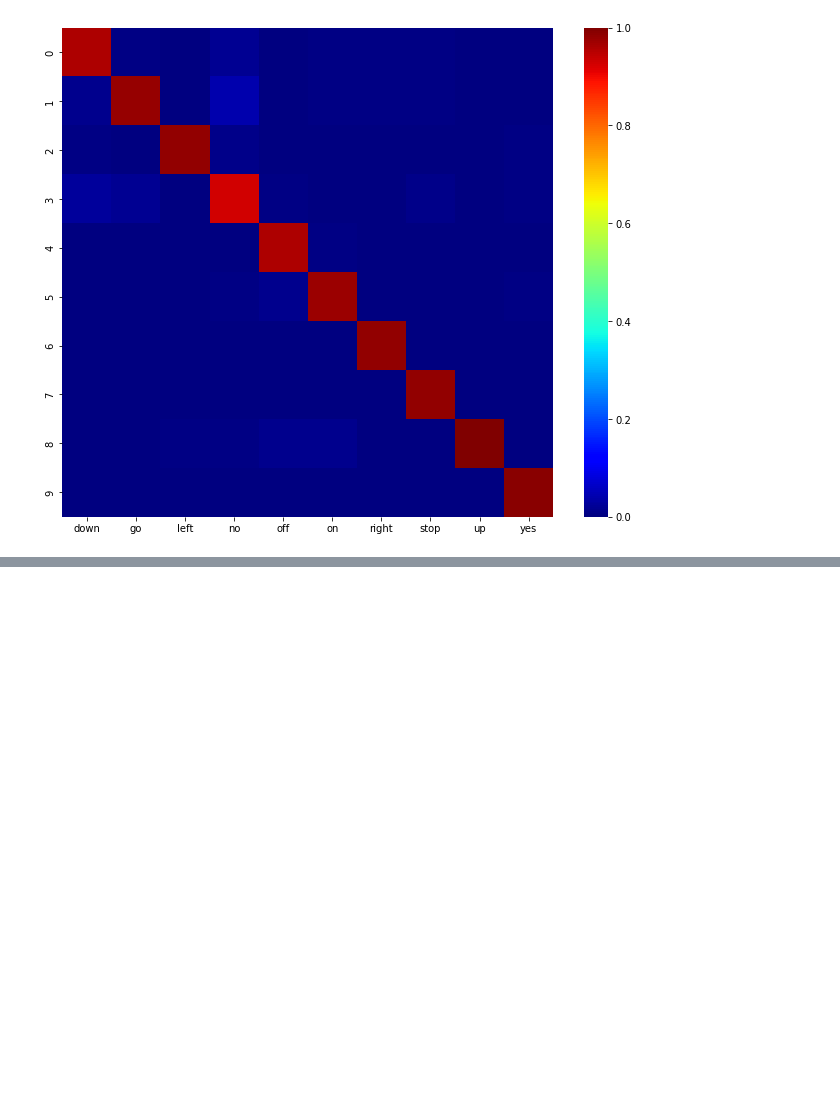
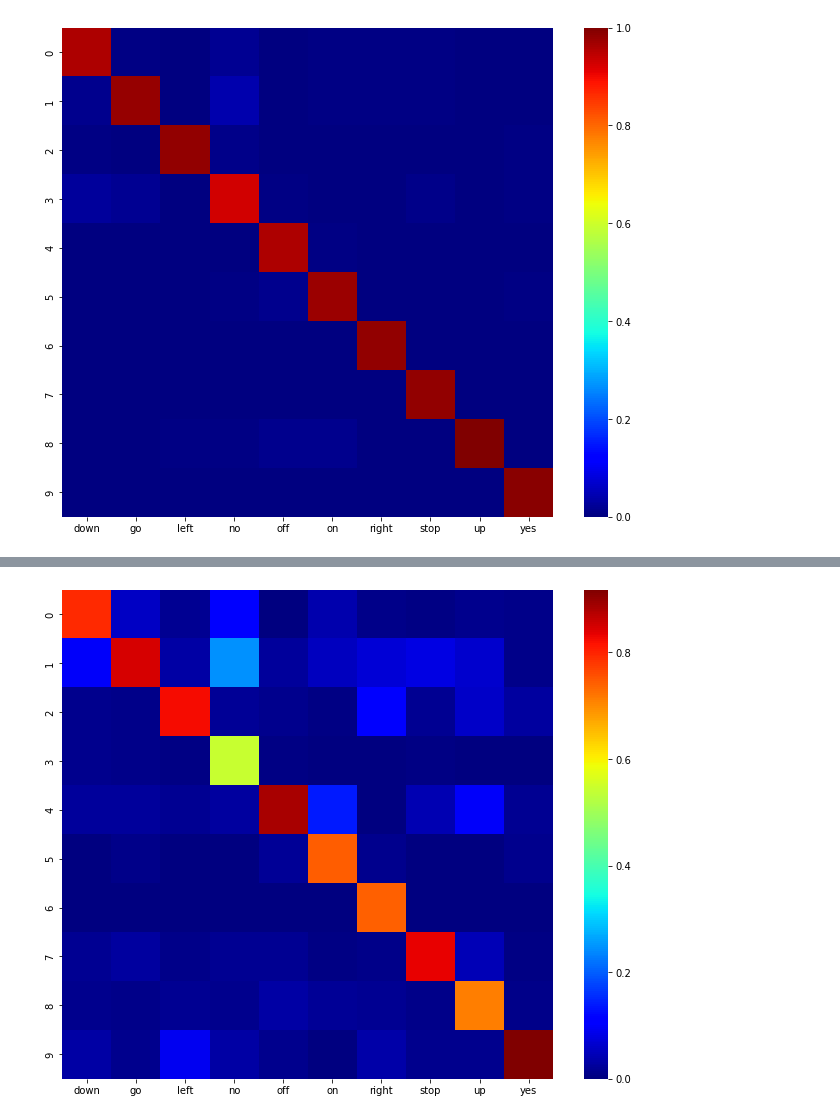
Before and after one commit to Rohit01-zoey/EE679, a Jupyter notebook: CompAssg3/Code.ipynb, the cells around one changed output, grey strips where cells are left out. Cells and saved outputs as stored; diff of their text form; code cells hidden in the pictures; blank space fills up the shorter version.

```diff
--- a/CompAssg3/Code.ipynb
+++ b/CompAssg3/Code.ipynb
@@ -525,14 +379,14 @@ for i in range(1, len(melCoef["down"])):
 # %%
 trained_model = {}
-hmm_states = 9
-gmm_states = 3
+hmmStates = 9
+gmmStates = 3
 
 print(melCoef.keys())
 
 for word in melCoef.keys():
     print(word)
     #model = hmm.GaussianHMM(n_components = hmm_states, covariance_type='full', n_iter=7)
-    model = hmm.GMMHMM(n_components=hmm_states, n_mix = gmm_states, n_iter=10 , covariance_type='full' )
+    model = hmm.GMMHMM(n_components=hmmStates, n_mix = gmmStates, n_iter=10 , covariance_type='full' )
     current_training_data = melCoef[word]
     l = np.zeros([len(current_training_data), ], dtype=int)
     i = 0
@@ -574,3 +432,13 @@ for utt in melCoef.keys():
+# %%
+finalPredictedNoisy = {}
+for utt in melCoef.keys():
+    scores = []
+    for i in range(len(melCoefNoisyTest[utt])):
+        logList = []
+        for word in melCoef.keys():
+            logList.append(trained_model[word].score(melCoefNoisyTest[utt][i].T))
+        scores.append(list(melCoef.keys())[logList.index(max(logList))])
+    finalPredictedNoisy[utt] = scores
 # %% [markdown]
 # Calculating accuracies
 # %% [markdown]
@@ -586,6 +454,17 @@ for utt in melCoef.keys():
                 acc+=1
         accPred.append(acc/len(melCoefCleanTest[utt]))
     finalAccuraciesClean[utt] = accPred
+# %%
+finalAccuraciesNoisy = {}
+for utt in melCoef.keys():
+    accPred = []
+    for word in melCoef.keys():
+        acc = 0
+        for i in finalPredictedNoisy[utt]:
+            if i==word:
+                acc+=1
+        accPred.append(acc/len(melCoefNoisyTest[utt]))
+    finalAccuraciesNoisy[utt] = accPred
 # %%
 import pandas as pd
 
@@ -603,3 +482,6 @@ df
 | 7 | 0.000000 | 0.000000 | 0.000000 | 0.000000 | 0.000000 | 0.000000 | 0.000000 | 0.983936 | 0.0 | 0.000000 |
 | 8 | 0.000000 | 0.000000 | 0.007491 | 0.003968 | 0.015267 | 0.012195 | 0.000000 | 0.000000 | 1.0 | 0.000000 |
 | 9 | 0.000000 | 0.000000 | 0.003745 | 0.000000 | 0.000000 | 0.000000 | 0.000000 | 0.000000 | 0.0 | 0.988281 |
+# %%
+dfNoisy = pd.DataFrame.from_dict(finalAccuraciesNoisy)
+dfNoisy
@@ -770,0 +509,6 @@ OSError: [Errno 22] Invalid argument: 'naive_frame_energy_vad_no_silence_C:\\Use
+# %%
+fig, ax = plt.subplots(figsize=(11, 9))
+sns.heatmap(dfNoisy, cmap = 'jet')
+plt.show()
+# %% [output]
+[figure, added]
```
Also changed, not shown: parts of 40 cells of this notebook.
